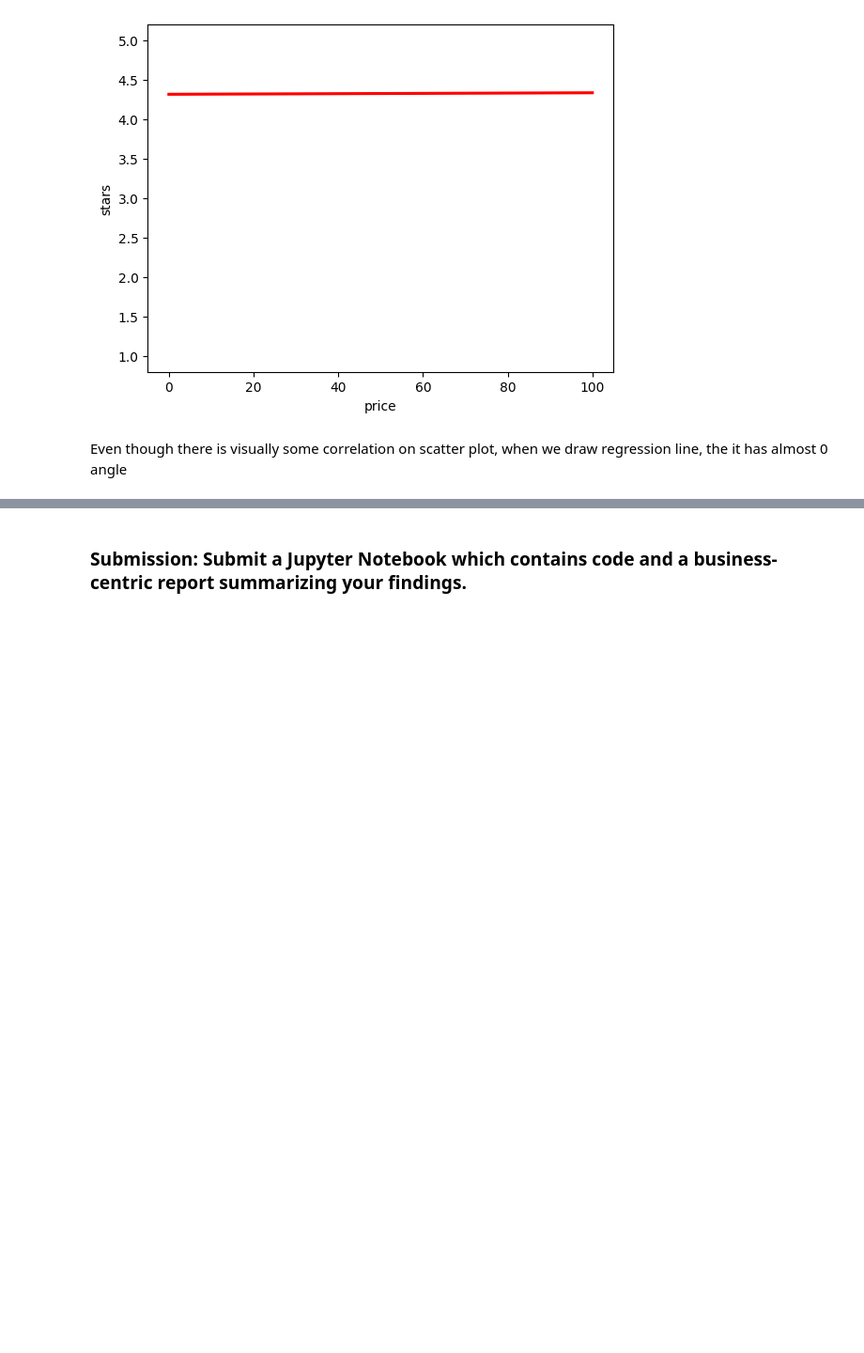
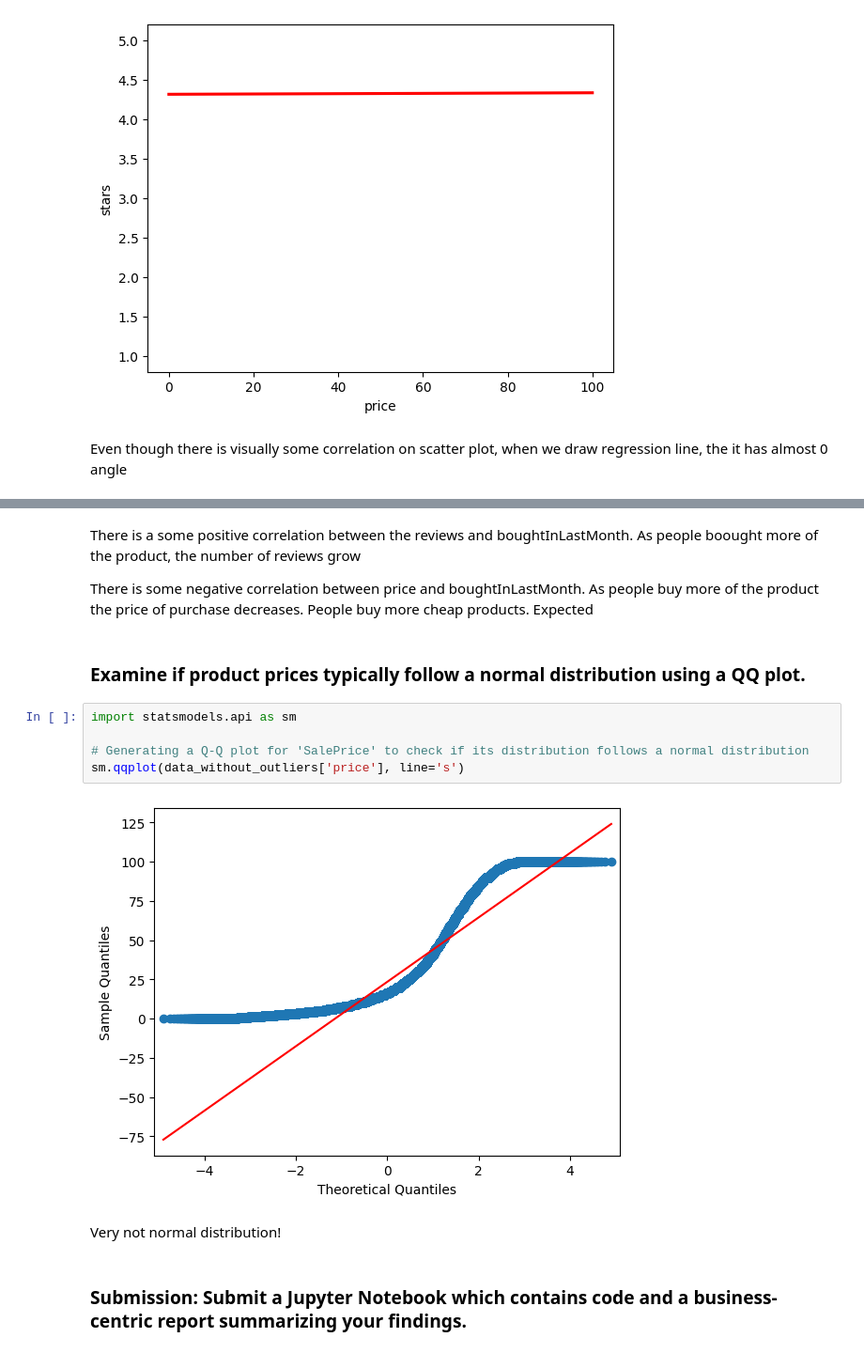
Before and after one commit to data-bootcamp-v4/lab-eda-bivariate, a Jupyter notebook: code.ipynb, the cells around one changed output, grey strips where cells are left out. Shown at 94% size. Drawn from its saved outputs; the diff is of its cells as text; blank space fills up the shorter version.

```diff
--- a/code.ipynb
+++ b/code.ipynb
@@ -267,3 +345,18 @@ Even though there is visually some correlation on scatter plot, when we draw reg
+# %% [markdown]
+There is a some positive correlation between the reviews and boughtInLastMonth. As people boought more of the product, the number of reviews grow
+
+There is some negative correlation between price and boughtInLastMonth. As people buy more of the product the price of purchase decreases. People buy more cheap products. Expected
+# %% [markdown]
+### Examine if product prices typically follow a normal distribution using a QQ plot.
+# %%
+import statsmodels.api as sm
+
+# Generating a Q-Q plot for 'SalePrice' to check if its distribution follows a normal distribution
+sm.qqplot(data_without_outliers['price'], line='s')
+# %% [output]
+[figure, added]
+# %% [markdown]
+Very not normal distribution!
 # %% [markdown]
 ### Submission: Submit a Jupyter Notebook which contains code and a business-centric report summarizing your findings.
 # %% [markdown]
```
Also changed, not shown: parts of 11 cells of this notebook.
